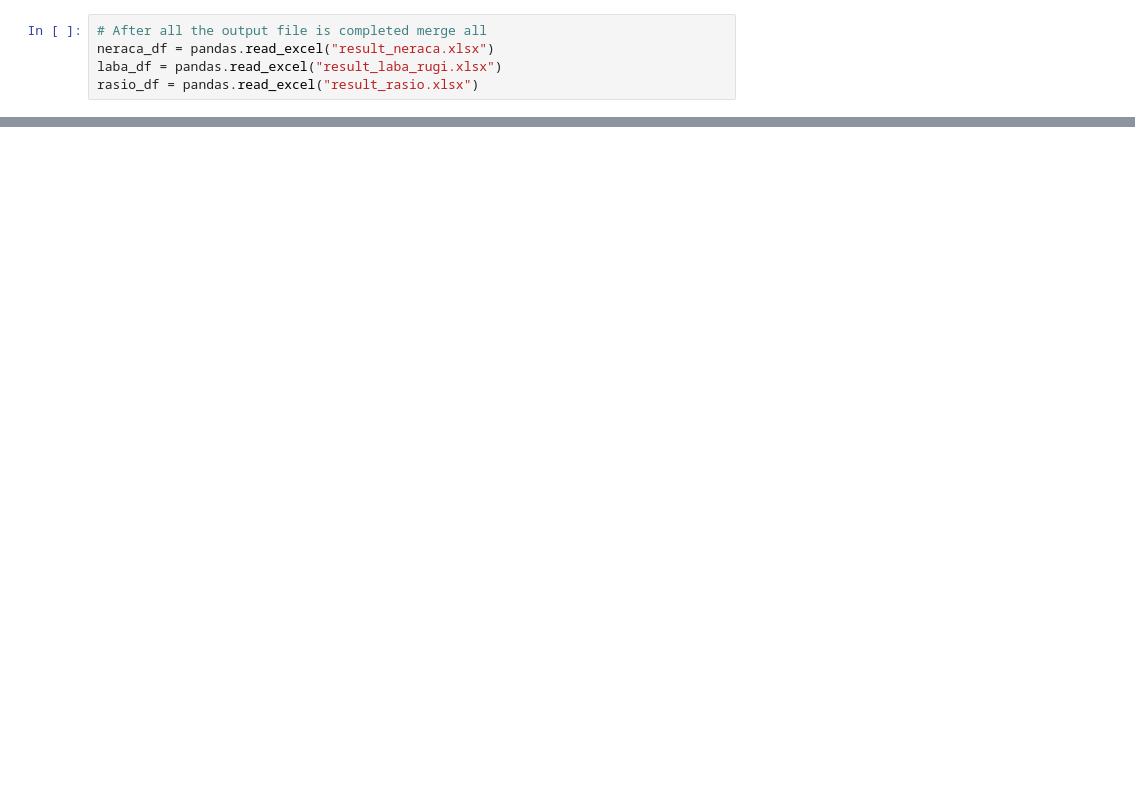
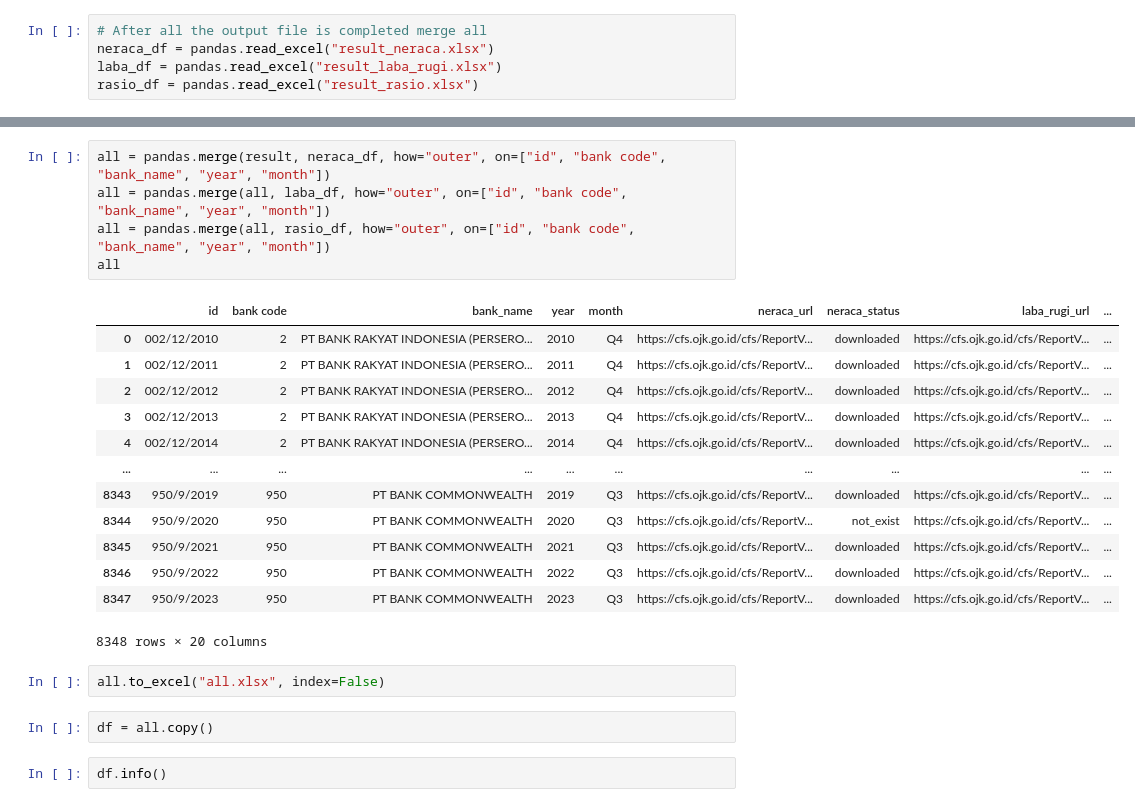
Before and after one commit to rianaditro/bank_financial_reports, a Jupyter notebook: extension/data_recap.ipynb, the cells around one changed output, grey strips where cells are left out. Saved outputs shown, nothing was run; the diff lists cells and outputs as text; blank space fills up the shorter version.

```diff
--- a/extension/data_recap.ipynb
+++ b/extension/data_recap.ipynb
@@ -248,0 +329,25 @@ grouped.to_excel("results.xlsx", index=False)
+# %%
+all = pandas.merge(result, neraca_df, how="outer", on=["id", "bank code", "bank_name", "year", "month"])
+all = pandas.merge(all, laba_df, how="outer", on=["id", "bank code", "bank_name", "year", "month"])
+all = pandas.merge(all, rasio_df, how="outer", on=["id", "bank code", "bank_name", "year", "month"])
+all
+# %% [output]
+|  | id | bank code | bank_name | year | month | neraca_url | neraca_status | laba_rugi_url | ... |
+| 0 | 002/12/2010 | 2 | PT BANK RAKYAT INDONESIA (PERSERO... | 2010 | Q4 | https://cfs.ojk.go.id/cfs/ReportV... | downloaded | https://cfs.ojk.go.id/cfs/ReportV... | ... |
+| 1 | 002/12/2011 | 2 | PT BANK RAKYAT INDONESIA (PERSERO... | 2011 | Q4 | https://cfs.ojk.go.id/cfs/ReportV... | downloaded | https://cfs.ojk.go.id/cfs/ReportV... | ... |
+| 2 | 002/12/2012 | 2 | PT BANK RAKYAT INDONESIA (PERSERO... | 2012 | Q4 | https://cfs.ojk.go.id/cfs/ReportV... | downloaded | https://cfs.ojk.go.id/cfs/ReportV... | ... |
+| 3 | 002/12/2013 | 2 | PT BANK RAKYAT INDONESIA (PERSERO... | 2013 | Q4 | https://cfs.ojk.go.id/cfs/ReportV... | downloaded | https://cfs.ojk.go.id/cfs/ReportV... | ... |
+| 4 | 002/12/2014 | 2 | PT BANK RAKYAT INDONESIA (PERSERO... | 2014 | Q4 | https://cfs.ojk.go.id/cfs/ReportV... | downloaded | https://cfs.ojk.go.id/cfs/ReportV... | ... |
+| ... | ... | ... | ... | ... | ... | ... | ... | ... | ... |
+| 8343 | 950/9/2019 | 950 | PT BANK COMMONWEALTH | 2019 | Q3 | https://cfs.ojk.go.id/cfs/ReportV... | downloaded | https://cfs.ojk.go.id/cfs/ReportV... | ... |
+| 8344 | 950/9/2020 | 950 | PT BANK COMMONWEALTH | 2020 | Q3 | https://cfs.ojk.go.id/cfs/ReportV... | not_exist | https://cfs.ojk.go.id/cfs/ReportV... | ... |
+| 8345 | 950/9/2021 | 950 | PT BANK COMMONWEALTH | 2021 | Q3 | https://cfs.ojk.go.id/cfs/ReportV... | downloaded | https://cfs.ojk.go.id/cfs/ReportV... | ... |
+| 8346 | 950/9/2022 | 950 | PT BANK COMMONWEALTH | 2022 | Q3 | https://cfs.ojk.go.id/cfs/ReportV... | downloaded | https://cfs.ojk.go.id/cfs/ReportV... | ... |
+| 8347 | 950/9/2023 | 950 | PT BANK COMMONWEALTH | 2023 | Q3 | https://cfs.ojk.go.id/cfs/ReportV... | downloaded | https://cfs.ojk.go.id/cfs/ReportV... | ... |
+8348 rows × 20 columns
+# %%
+all.to_excel("all.xlsx", index=False)
+# %%
+df = all.copy()
+# %%
+df.info()
```
Also changed, not shown: parts of 27 cells of this notebook, 6 other files.
